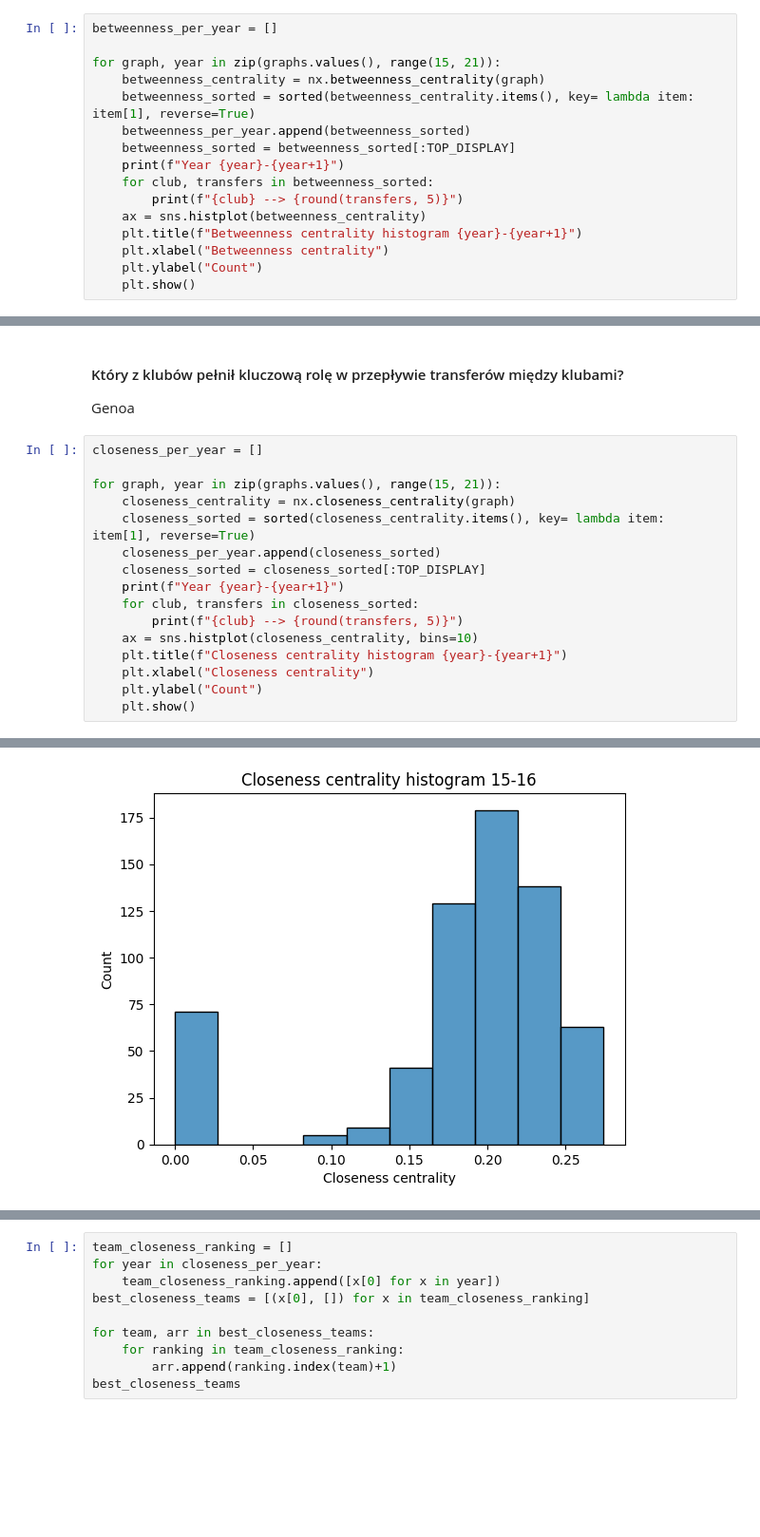
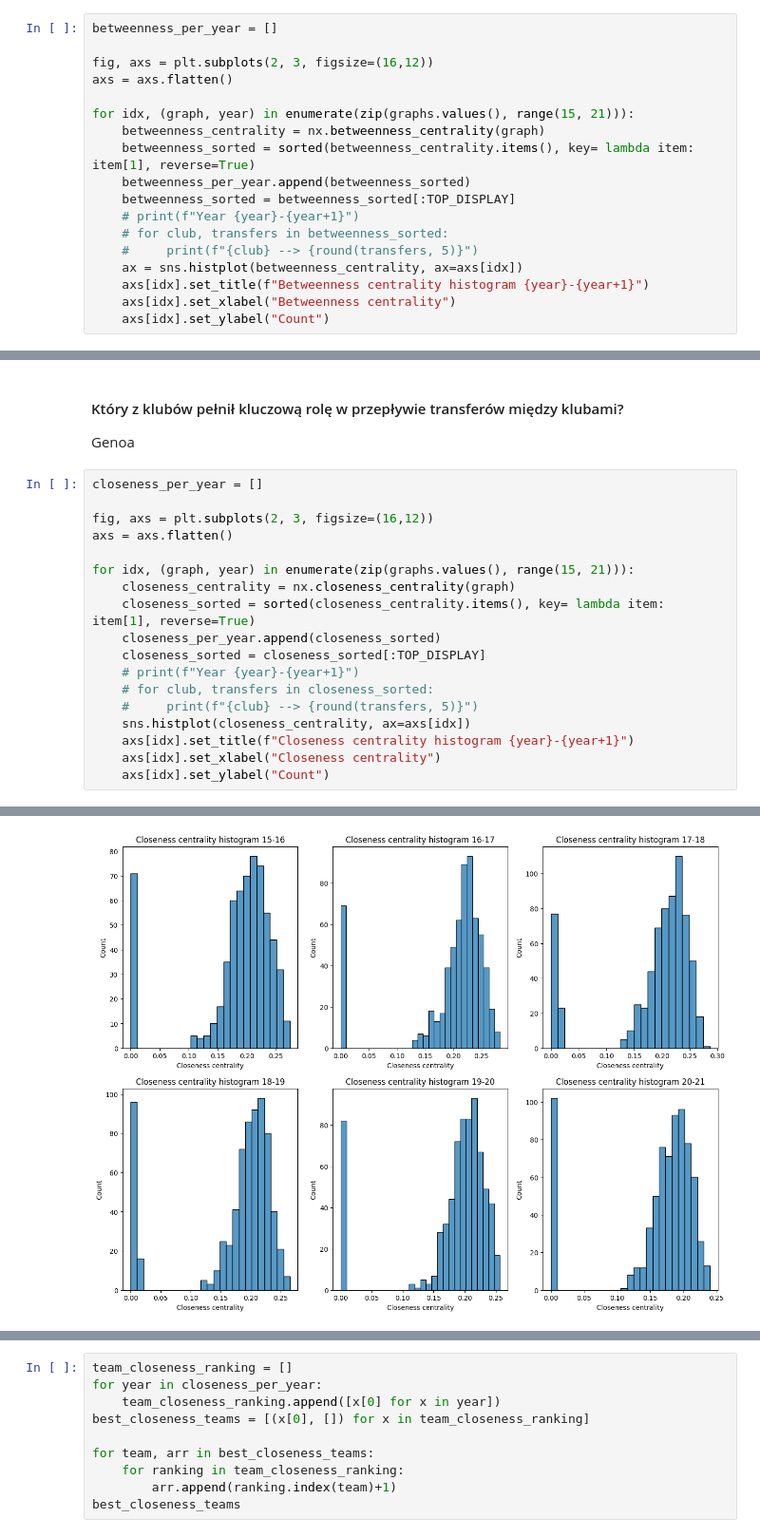
Before and after one commit to chrisgal77/PFPGA, a Jupyter notebook: lab4.ipynb, the cells around one changed output, grey strips where cells are left out. Shown at 95% size. Cells and saved outputs as stored; diff of their text form; blank space fills up the shorter version.

```diff
--- a/lab4.ipynb
+++ b/lab4.ipynb
@@ -280,17 +192,19 @@ Kluby dzielą się na dwie kategorie:
 # %%
 betweenness_per_year = []
 
-for graph, year in zip(graphs.values(), range(15, 21)):
+fig, axs = plt.subplots(2, 3, figsize=(16,12))
+axs = axs.flatten()
+
+for idx, (graph, year) in enumerate(zip(graphs.values(), range(15, 21))):
     betweenness_centrality = nx.betweenness_centrality(graph)
     betweenness_sorted = sorted(betweenness_centrality.items(), key= lambda item: item[1], reverse=True)
     betweenness_per_year.append(betweenness_sorted)
     betweenness_sorted = betweenness_sorted[:TOP_DISPLAY]
-    print(f"Year {year}-{year+1}")
-    for club, transfers in betweenness_sorted:
-        print(f"{club} --> {round(transfers, 5)}")
-    ax = sns.histplot(betweenness_centrality)
-    plt.title(f"Betweenness centrality histogram {year}-{year+1}")
-    plt.xlabel("Betweenness centrality")
-    plt.ylabel("Count")
-    plt.show()
+    # print(f"Year {year}-{year+1}")
+    # for club, transfers in betweenness_sorted:
+    #     print(f"{club} --> {round(transfers, 5)}")
+    ax = sns.histplot(betweenness_centrality, ax=axs[idx])
+    axs[idx].set_title(f"Betweenness centrality histogram {year}-{year+1}")
+    axs[idx].set_xlabel("Betweenness centrality")
+    axs[idx].set_ylabel("Count")
 # %% [output]
@@ -425,17 +232,19 @@ Genoa
 # %%
 closeness_per_year = []
 
-for graph, year in zip(graphs.values(), range(15, 21)):
+fig, axs = plt.subplots(2, 3, figsize=(16,12))
+axs = axs.flatten()
+
+for idx, (graph, year) in enumerate(zip(graphs.values(), range(15, 21))):
     closeness_centrality = nx.closeness_centrality(graph)
     closeness_sorted = sorted(closeness_centrality.items(), key= lambda item: item[1], reverse=True)
     closeness_per_year.append(closeness_sorted)
     closeness_sorted = closeness_sorted[:TOP_DISPLAY]
-    print(f"Year {year}-{year+1}")
-    for club, transfers in closeness_sorted:
-        print(f"{club} --> {round(transfers, 5)}")
-    ax = sns.histplot(closeness_centrality, bins=10)
-    plt.title(f"Closeness centrality histogram {year}-{year+1}")
-    plt.xlabel("Closeness centrality")
-    plt.ylabel("Count")
-    plt.show()
+    # print(f"Year {year}-{year+1}")
+    # for club, transfers in closeness_sorted:
+    #     print(f"{club} --> {round(transfers, 5)}")
+    sns.histplot(closeness_centrality, ax=axs[idx])
+    axs[idx].set_title(f"Closeness centrality histogram {year}-{year+1}")
+    axs[idx].set_xlabel("Closeness centrality")
+    axs[idx].set_ylabel("Count")
 # %% [output]
@@ -459 +251 @@ Juventus --> 0.25959
-[figure, old version]
+[figure, new version]
```
Also changed, not shown: parts of 10 cells of this notebook.
